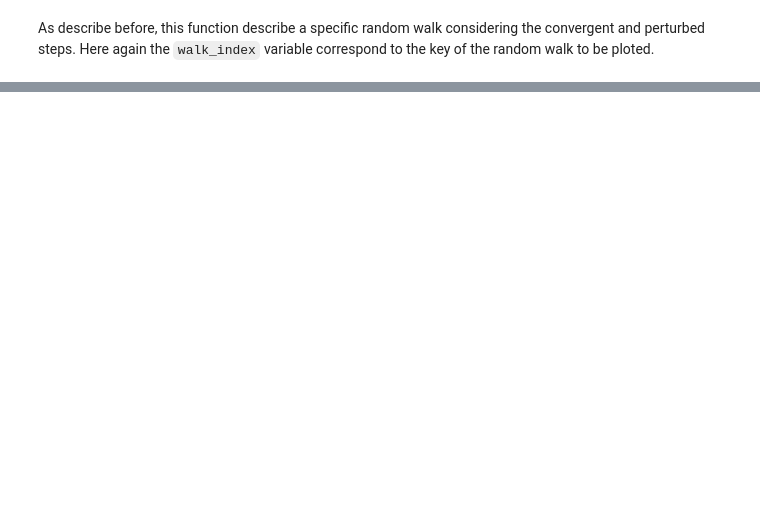
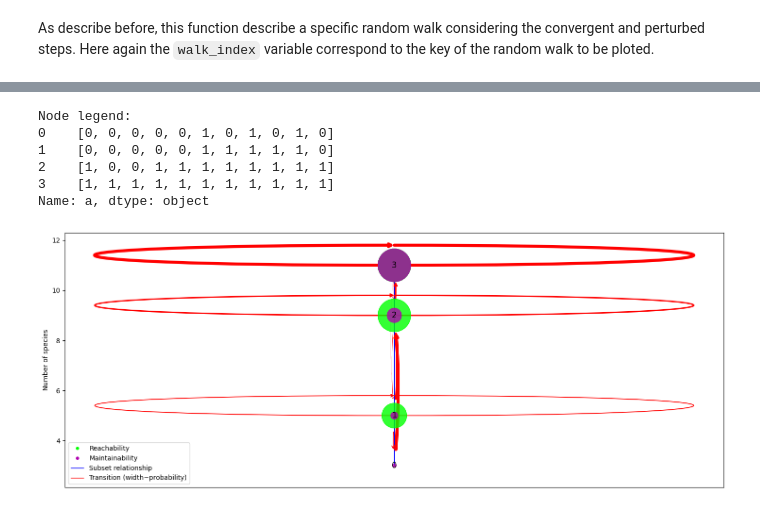
Before and after one commit to pmaldona/pyRN, a Jupyter notebook: notebooks/Resilient Plot Functions.ipynb, the cells around one changed output, grey strips where cells are left out. Cells and saved outputs as stored; diff of their text form; code cells hidden in the pictures; blank space fills up the shorter version.

Commit message:
Reslience plot functions updates.

```diff
--- a/notebooks/Resilient Plot Functions.ipynb
+++ b/notebooks/Resilient Plot Functions.ipynb
@@ -159,0 +168,14 @@ plt.show()
+# %%
+fig, axes = plt.subplots()
+fig.set_size_inches(18, 7)
+
+RN.plotMarkovSimpleRw(axes, walk_indexes=None, abstraction_type='c', save=False, file_path=None)
+plt.show()
+# %% [output]
+Node legend:
+0    [0, 0, 0, 0, 0, 1, 0, 1, 0, 1, 0]
+1    [0, 0, 0, 0, 0, 1, 1, 1, 1, 1, 0]
+2    [1, 0, 0, 1, 1, 1, 1, 1, 1, 1, 1]
+3    [1, 1, 1, 1, 1, 1, 1, 1, 1, 1, 1]
+Name: a, dtype: object
+[figure, added]
```
Also changed, not shown: parts of 13 cells of this notebook, 7 other files.
